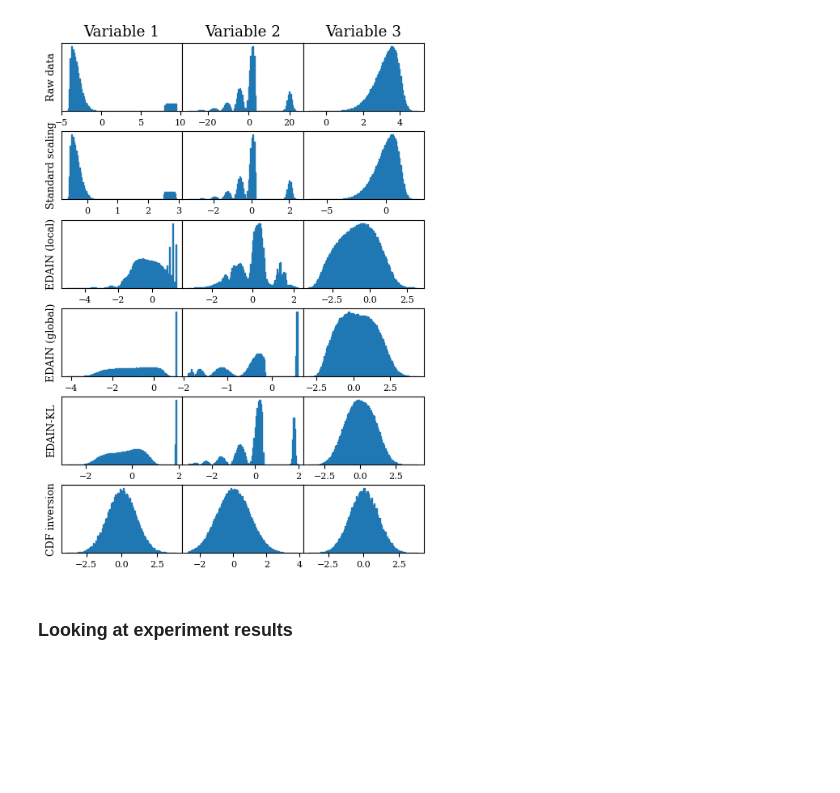
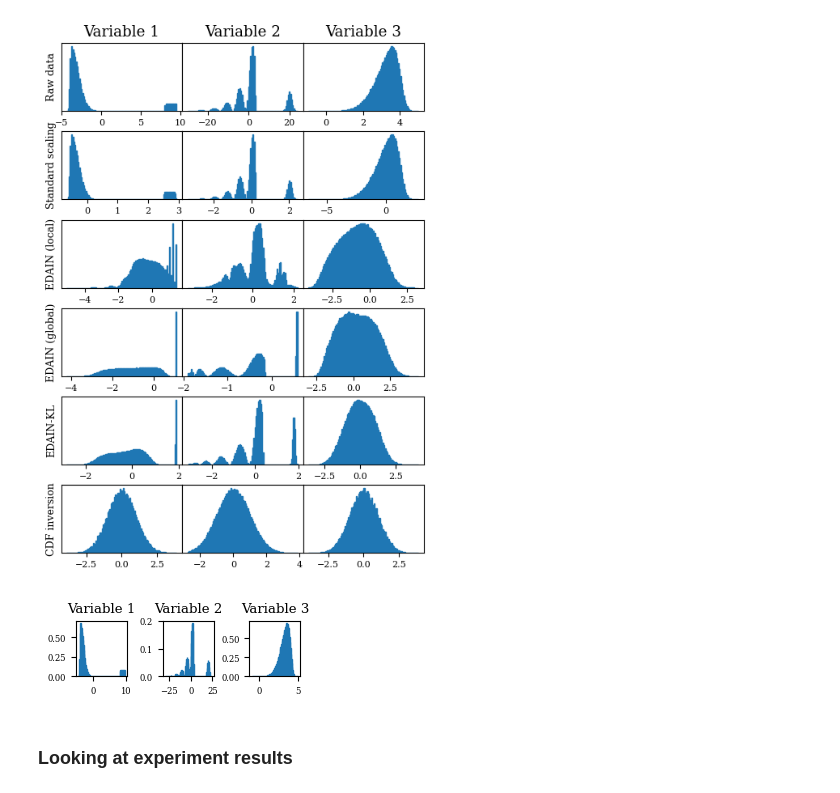
Before and after one commit to marcusGH/edain_paper, a Jupyter notebook: notebooks/eda_plots.ipynb, the cells around one changed output. Saved outputs shown, nothing was run; the diff lists cells and outputs as text; code cells hidden in the pictures; blank space fills up the shorter version.

Commit message:
Add EDA plot for AI.Stats paper

```diff
--- a/notebooks/eda_plots.ipynb
+++ b/notebooks/eda_plots.ipynb
@@ -307,6 +309,27 @@ plt.subplots_adjust(wspace=0, hspace=0.3)
 plt.show()
 # %% [output]
 [figure]
+# %%
+from src.lib.plotting import get_figsize, save_plot, update_plot_params
+
+update_plot_params(**{"text.usetex":False, "font.size" : 8, "xtick.labelsize" : 6, "ytick.labelsize" : 6})
+
+fig, axs = plt.subplots(ncols=3, figsize=get_figsize(height_width_ratio=1/4, fraction=0.5))
+
+# variable names
+axs[0].set_title("Variable 1")
+axs[1].set_title("Variable 2")
+axs[2].set_title("Variable 3")
+for i in range(3):
+    axs[i].hist(X_raw[:, :, i].reshape((-1, 1)), bins=100, density=True, edgecolor='tab:blue')
+
+plt.subplots_adjust(wspace=0.7, hspace=0)
+
+#fig.tight_layout()
+save_plot(fig, "synthetic_data_eda_for_paper")
+plt.show()
+# %% [output]
+[figure, added]
 # %% [markdown]
 ### Looking at experiment results
 # %%
```
Also changed, not shown: parts of 2 cells of this notebook, 3 other files.
